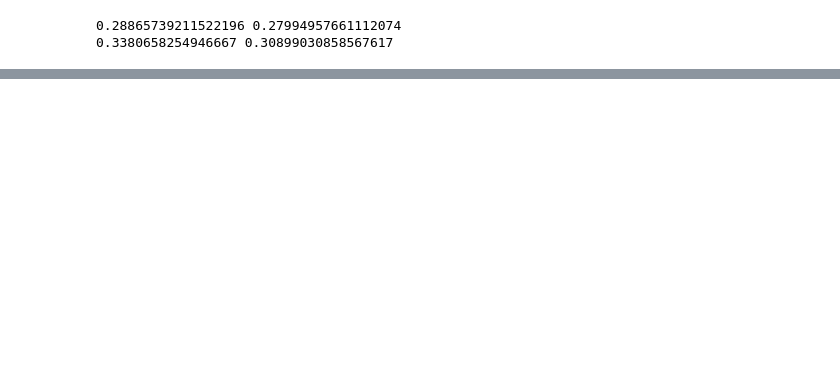
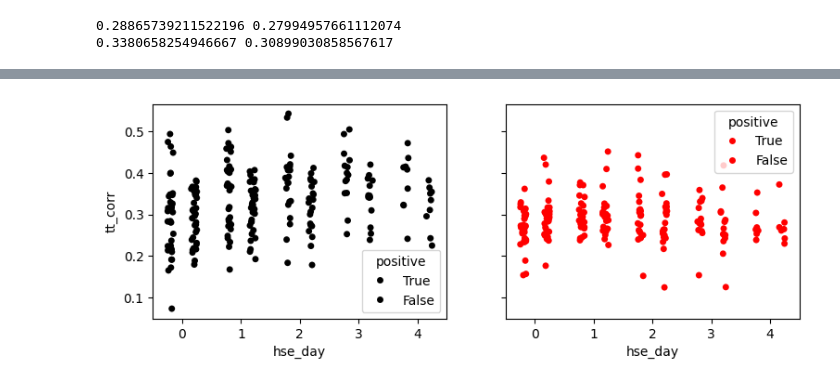
Before and after one commit to GiocomoLab/STX3KO_analyses, a Jupyter notebook: notebooks/figure6/replay.ipynb, the cells around one changed output, grey strips where cells are left out. Saved outputs shown, nothing was run; the diff lists cells and outputs as text; code cells hidden in the pictures; blank space fills up the shorter version.

```diff
--- a/notebooks/figure6/replay.ipynb
+++ b/notebooks/figure6/replay.ipynb
@@ -558,6 +505,6 @@ _ = sns.histplot(data=df,
 # %%
-cre_mask = df['condition']=='cre'
-nonzero_mask = df['hse_corr']>0
+
+
 print(df.loc[cre_mask*nonzero_mask,'tt_corr'].mean(), df.loc[cre_mask*(~nonzero_mask),'tt_corr'].mean())
 print(df.loc[~cre_mask*nonzero_mask,'tt_corr'].mean(), df.loc[~cre_mask*(~nonzero_mask),'tt_corr'].mean())
 # %% [output]
@@ -669,0 +522,7 @@ print(nov_corr_mat[:,:,0])
+# %%
+df_pos = df.loc[nonzero_mask].groupby(['condition','hse_day', 'tt_day', 'mouse']).mean().reset_index()
+df_neg = df.loc[~nonzero_mask].groupby(['condition','hse_day', 'tt_day', 'mouse']).mean().reset_index()
+df_pos['positive']= True
+df_neg['positive']= False
+# %%
+df_grouped = pd.concat([df_pos, df_neg], axis=0)
@@ -669,0 +538,21 @@ print(nov_corr_mat[:,:,0])
+# %%
+fig, ax = plt.subplots(1,2, figsize=(9,3), sharex=True, sharey=True)
+_ = sns.stripplot(data=df_grouped.loc[df_grouped['condition']=='ctrl'],
+                    x='hse_day',
+                    y='tt_corr',
+                    hue='positive',
+                    palette=['black', 'black'],
+                    hue_order=[True, False],
+                    dodge=True,
+                    ax=ax[0])
+
+_ = sns.stripplot(data=df_grouped.loc[df_grouped['condition']=='cre'],
+                    x='hse_day',
+                    y='tt_corr',
+                    hue='positive',
+                    palette=['red', 'red'],
+                    hue_order=[True, False],
+                    dodge=True,
+                    ax=ax[1])
+# %% [output]
+[figure, added]
```
Also changed, not shown: parts of 16 cells of this notebook.
